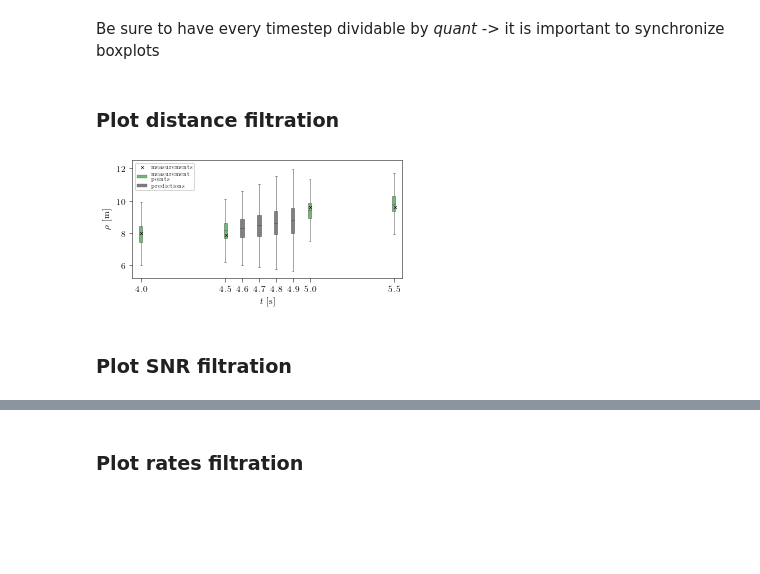
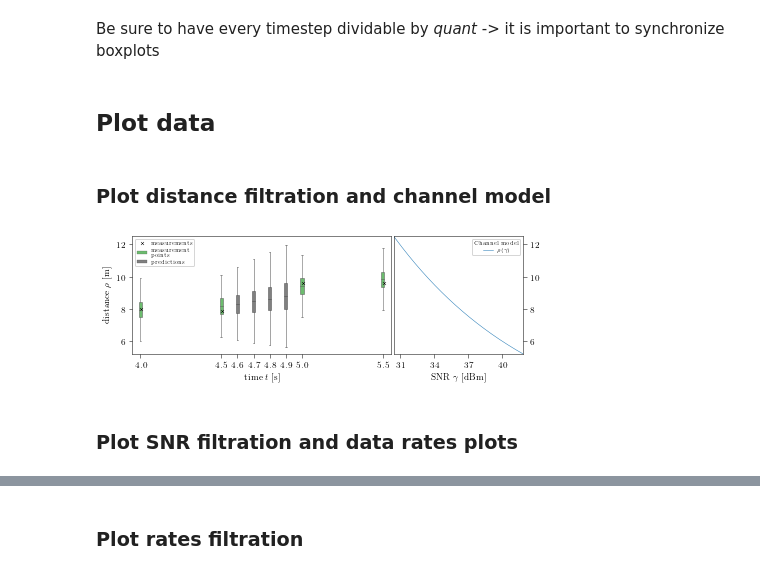
Before and after one commit to ml4wifi-devs/ftmrate, a Jupyter notebook: tools/plots/ftmrate_plots.ipynb, the cells around one changed output, grey strips where cells are left out. Drawn from its saved outputs; the diff is of its cells as text; code cells hidden in the pictures; blank space fills up the shorter version.

Commit message:
Merged boxes and transformations into one figure

```diff
--- a/tools/plots/ftmrate_plots.ipynb
+++ b/tools/plots/ftmrate_plots.ipynb
@@ -22,6 +24,6 @@ COLUMN_HIGHT = 2 * COLUMN_WIDTH / (1 + np.sqrt(5))
 # %%
 SEED = 66
-SIMULATION_TIME = 10
+SIMULATION_TIME = 6
 START_POSITION = 0.0
 VELOCITY = 2.0
 
@@ -112,2 +107,15 @@ pred_distance_samples = pd.DataFrame({
+# %% [markdown]
+## Plot data
+# %%
+# Configure common parameters
+plt.rcParams.update(PLOT_PARAMS)
+plt.rcParams.update({'figure.figsize': (2 * COLUMN_WIDTH, COLUMN_HIGHT)})
+
+colors_viridis = pl.cm.viridis(jnp.linspace(0., 1., 5))[3:]
+colors_jet = pl.cm.jet(jnp.linspace(0., 1., 12))
+colors_gray = np.stack([np.array([0.5, 0.5, 0.5, 0.5]), np.array([0.5, 0.5, 0.5, 0.5])])
+
+ticks = jnp.array(sorted(m_timesteps + pred_timesteps))
+n_points = 200
 # %% [markdown]
-### Plot distance filtration
+### Plot distance filtration and channel model
@@ -116,41 +122,52 @@ PLOT_WIDTH = 2 * COLUMN_WIDTH - COLUMN_HIGHT
 # %%
-plt.rcParams.update(PLOT_PARAMS)
-plt.rcParams.update({'figure.figsize': (PLOT_WIDTH, COLUMN_HIGHT)})
-colors = pl.cm.viridis(jnp.linspace(0., 1., 5))[3:]
-gray_palette = np.stack([np.array([0.5, 0.5, 0.5, 0.5]), np.array([0.5, 0.5, 0.5, 0.5])])
-ticks = jnp.array(sorted(m_timesteps + pred_timesteps))
+# Create and adjust figure
+fig, axes = plt.subplots(1, 2, sharey=True, gridspec_kw={'width_ratios': [2, 1]})
+fig.subplots_adjust(wspace=0.015)
 
 # Plot boxes
-fig, ax = plt.subplots(1, 1)
-ax.scatter((time[m_mask] - 4) * 10, distance_measured_acc[m_mask], color='k', marker='x', label="measurements", s=9)
+axes[0].scatter((time[m_mask] - 4) * 10, distance_measured_acc[m_mask], color='k', marker='x', label="measurements", s=9)
 sns.boxplot(
     x="timestep", y="samples", data=m_distance_samples, hue="category",
-    order=time_order, ax=ax, width=0.2, palette=colors, showfliers=False
+    order=time_order, ax=axes[0], width=0.2, palette=colors_viridis, showfliers=False
 )
 sns.boxplot(
     x="timestep", y="samples", data=pred_distance_samples, hue="category",
-    order=time_order, ax=ax, width=0.2, palette=gray_palette, showfliers=False
+    order=time_order, ax=axes[0], width=0.2, palette=colors_gray, showfliers=False
 )
-ax.set_xticks((ticks - 4) * 10)
-ax.set_xticklabels(ticks)
-ax.set_ylabel(r'$\rho$ [m]')
-ax.set_xlabel(r'$t$ [s]')
-ax.set_ylim(5.2, 12.5)
-dist_ylim = ax.get_ylim()
+
+# Configure labels
+axes[0].set_xticks((ticks - 4) * 10)
+axes[0].set_xticklabels(ticks)
+axes[0].set_xlabel(r'time $t$ [s]')
+axes[0].set_ylabel(r'distance $\rho$ [m]')
+axes[0].set_ylim(5.2, 12.5)
+dist_ylim = axes[0].get_ylim()
 
 # Modify legend
-rates_legend = ax.get_legend_handles_labels()
-ax.legend(rates_legend[0][:], ["measurements", "measurement\npoints", "predictions"])
+rates_legend = axes[0].get_legend_handles_labels()
+axes[0].legend(rates_legend[0][:], ["measurements", "measurement\npoints", "predictions"])
 
-# ax.fill_between(
-#   (time[pred_constant_indeces] - 5) * 10, ci_low[pred_constant_indeces], ci_high[pred_constant_indeces], color="tab:gray", alpha=0.2
-# )
+# Calculate channel distance -> snr mapping
+distance_to_snr_scalar = lambda distance: REFERENCE_SNR - (REFERENCE_LOSS + 10 * EXPONENT * jnp.log10(distance))
+distance = jnp.linspace(dist_ylim[0], dist_ylim[1], 300)
+snr = distance_to_snr_scalar(distance)
+
+# Plot channel model
+snr_ticks = [31., 34., 37., 40.]
+axes[1].plot(snr, distance, label=r'$\rho(\gamma)$')
+axes[1].set_xlabel(r'SNR $\gamma$ [dBm]')
+axes[1].set_xticks(snr_ticks)
+axes[1].set_ylim(dist_ylim)
+axes[1].set_xlim(snr[-1], snr[0])
+axes[1].tick_params('y', labelleft=False, left=False, labelright=True, right=True)
+axes[1].legend(title='Channel model')
+snr_ylim = axes[1].get_xlim()
 
 plt.savefig("distance_bars.pdf", bbox_inches='tight')
 # %% [output]
-[figure, old version]
+[figure, new version]
 # %% [markdown]
-### Plot SNR filtration
+### Plot SNR filtration and data rates plots
 # %%
 key, sample_key = jax.random.split(key)
 
```
Also changed, not shown: parts of 12 cells of this notebook.
